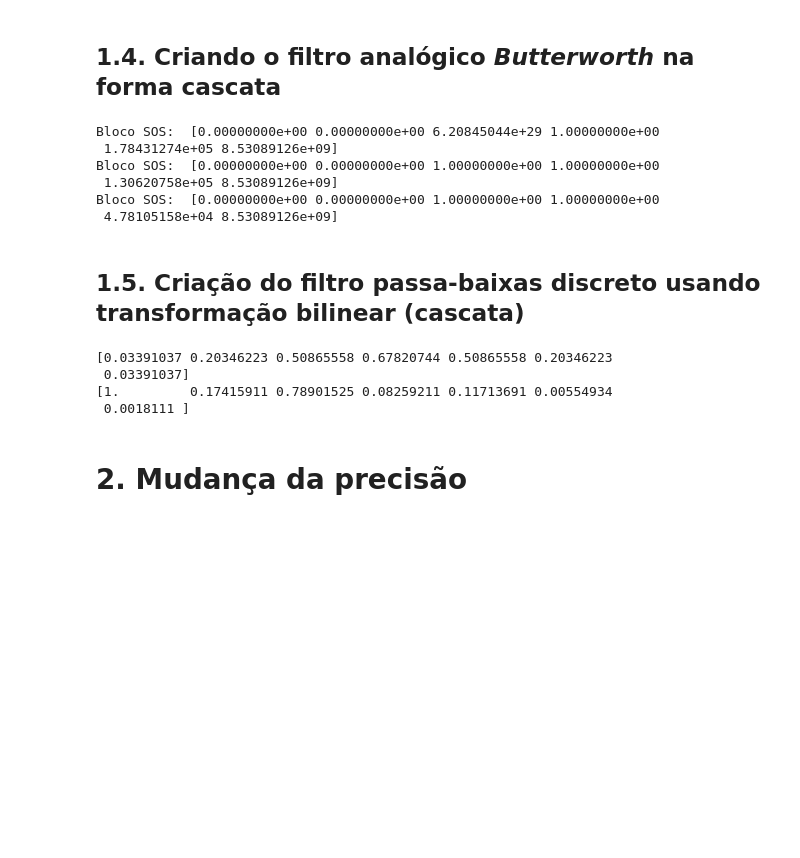
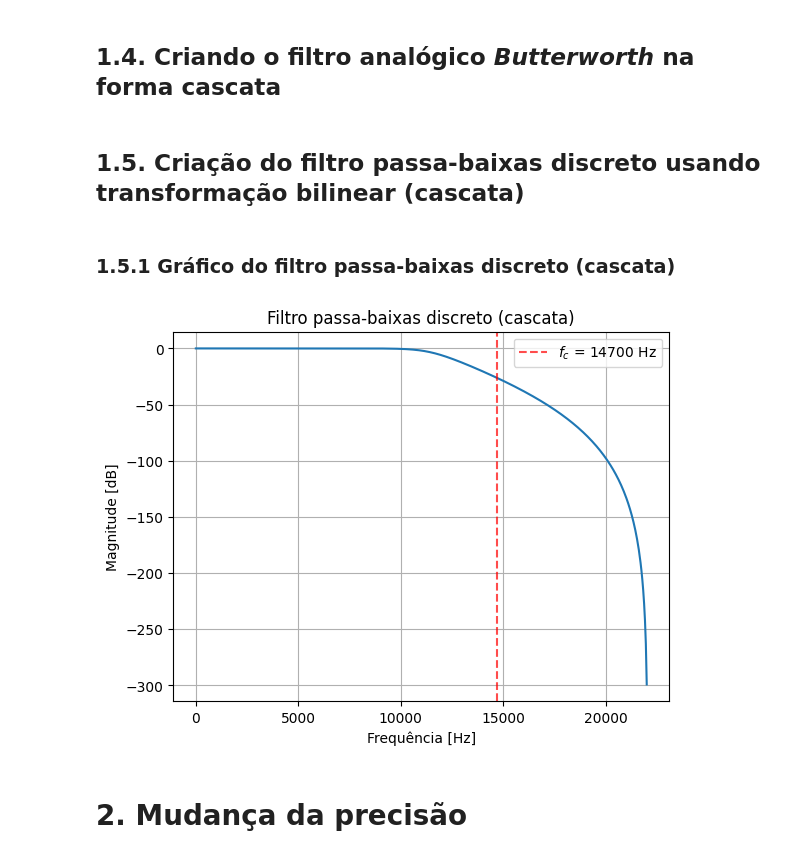
Before and after one commit to pedrohugo-psc/PDS_Trabalho, a Jupyter notebook: filtrobutter.ipynb, the cells around one changed output. Cells and saved outputs as stored; diff of their text form; code cells hidden in the pictures; blank space fills up the shorter version.

Commit message:
Filtros completos

```diff
--- a/filtrobutter.ipynb
+++ b/filtrobutter.ipynb
@@ -81,50 +78,38 @@ plt.show()
 ## 1.4. Criando o filtro analógico *Butterworth* na forma cascata
 # %%
 # Projeto do filtro Butterworth analógico
-butter_sos = butter(ordem, wn, analog=True, output='sos')
-for sos in butter_sos:
-  print("Bloco SOS: ", sos)
+
+butter_zpk = iirfilter(ordem, wn,btype = 'lowpass',analog=True, ftype='butter',output='zpk')
+filtro_zpk = signal.lti(*butter_zpk)
-# %% [output]
-Bloco SOS:  [0.00000000e+00 0.00000000e+00 6.20845044e+29 1.00000000e+00
- 1.78431274e+05 8.53089126e+09]
-Bloco SOS:  [0.00000000e+00 0.00000000e+00 1.00000000e+00 1.00000000e+00
- 1.30620758e+05 8.53089126e+09]
-Bloco SOS:  [0.00000000e+00 0.00000000e+00 1.00000000e+00 1.00000000e+00
- 4.78105158e+04 8.53089126e+09]
 # %% [markdown]
 ## 1.5. Criação do filtro passa-baixas discreto usando transformação bilinear (cascata)
-# %%
-from scipy.signal import butter, sosfilt, sos2tf, bilinear, zpk2tf
-import numpy as np
-
-# Frequência de amostragem normalizada
-sampling_freq = 44100
-
-z,p,k = butter(ordem, wn, analog=True, output='zpk')
-
-b,a = zpk2tf(z,p,k)
-
-b_bili,a_bili = bilinear(b,a,fs=sampling_freq)
-
-print(b_bili)
-print(a_bili)
-
-# Transformação bilinear para cada seção do filtro em cascata
-#for sos in butter_sos:
- # b, a = sos2tf(sos)
-
-#print(b)
-#print(a)
-
-# Coeficientes do filtro em ponto flutuante
-#print("Forma direta (ponto flutuante):")
-#print("b:", bilinear_numerador)
-#print("a:", bilinear_denominador)
-# %% [output]
-[0.03391037 0.20346223 0.50865558 0.67820744 0.50865558 0.20346223
- 0.03391037]
-[1.         0.17415911 0.78901525 0.08259211 0.11713691 0.00554934
- 0.0018111 ]
+# %%
+from scipy.signal import butter, sosfilt, sos2tf, bilinear, zpk2tf
+import numpy as np
+
+# Frequência de amostragem normalizada
+sampling_freq = 44100
+
+filtz_cascata = signal.dlti(*signal.bilinear_zpk(filtro_zpk.zeros, filtro_zpk.poles, filtro_zpk.gain, fs=sampling_freq))
+sos = signal.zpk2sos(filtz_cascata.zeros, filtz_cascata.poles,filtz_cascata.gain)
+# %% [markdown]
+### 1.5.1 Gráfico do filtro passa-baixas discreto (cascata)
+# %%
+from scipy import signal
+import matplotlib.pyplot as plt
+
+bz_cascata,az_cascata = signal.sosfreqz(sos)
+
+plt.plot(bz_cascata*fs/(2*np.pi), 20*np.log10(np.abs(az_cascata)))
+plt.axvline(x=fc, color='red', ls='--', label='$f_c$ = {} Hz'.format(round(fc)), alpha=0.7)
+plt.legend()
+plt.title('Filtro passa-baixas discreto (cascata)')
+plt.xlabel('Frequência [Hz]')
+plt.ylabel('Magnitude [dB]')
+plt.grid()
+plt.show()
+# %% [output]
+[figure, added]
 # %% [markdown]
 # 2. Mudança da precisão
 # %% [markdown]
```
Also changed, not shown: parts of 17 cells of this notebook.
